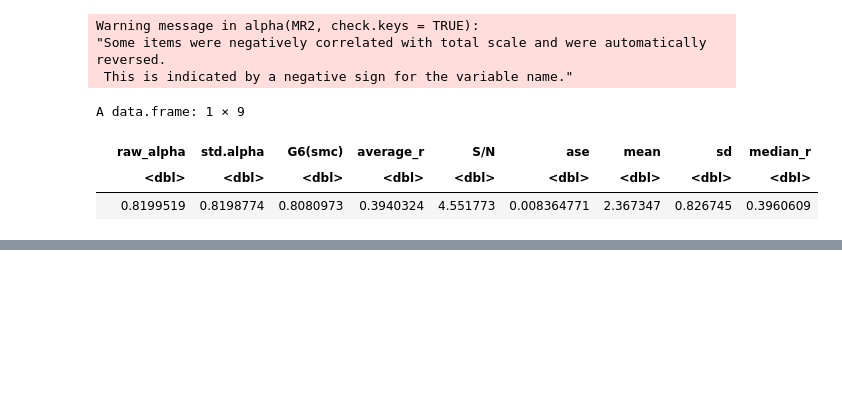
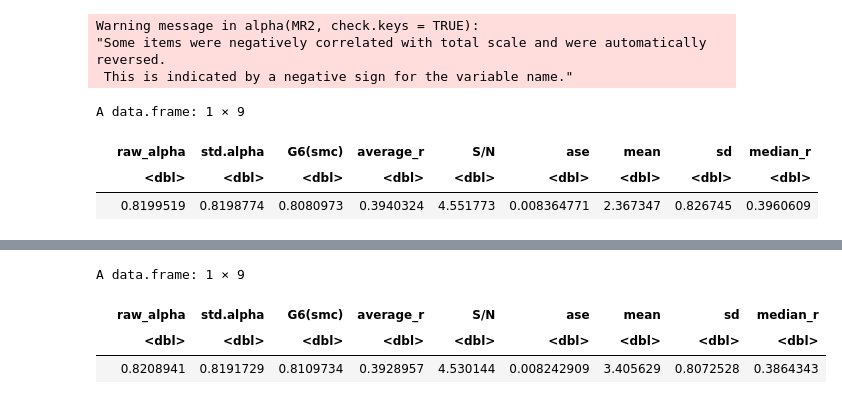
Before and after one commit to FerrazThales/AnaliseFatorialExploratoria, a Jupyter notebook: Análise Fatorial Exploratória.ipynb, the cells around one changed output, grey strips where cells are left out. Cells and saved outputs as stored; diff of their text form; code cells hidden in the pictures; blank space fills up the shorter version.

```diff
--- a/Análise Fatorial Exploratória.ipynb
+++ b/Análise Fatorial Exploratória.ipynb
@@ -401,0 +391,8 @@ Após o cálculo do *Alpha de Cronbach* de cada um dos fatores, observamos que o
+# %%
+# cálculo do Alpha de Cronbach para o fator MR4 - Humor Otimista
+alpha(MR4, check.keys=TRUE)$total
+# %% [output]
+A data.frame: 1 × 9
+|  | raw_alpha | std.alpha | G6(smc) | average_r | S/N | ase | mean | sd | median_r |
+|  | <dbl> | <dbl> | <dbl> | <dbl> | <dbl> | <dbl> | <dbl> | <dbl> | <dbl> |
+|  | 0.8208941 | 0.8191729 | 0.8109734 | 0.3928957 | 4.530144 | 0.008242909 | 3.405629 | 0.8072528 | 0.3864343 |
```
Also changed, not shown: parts of 6 cells of this notebook.
